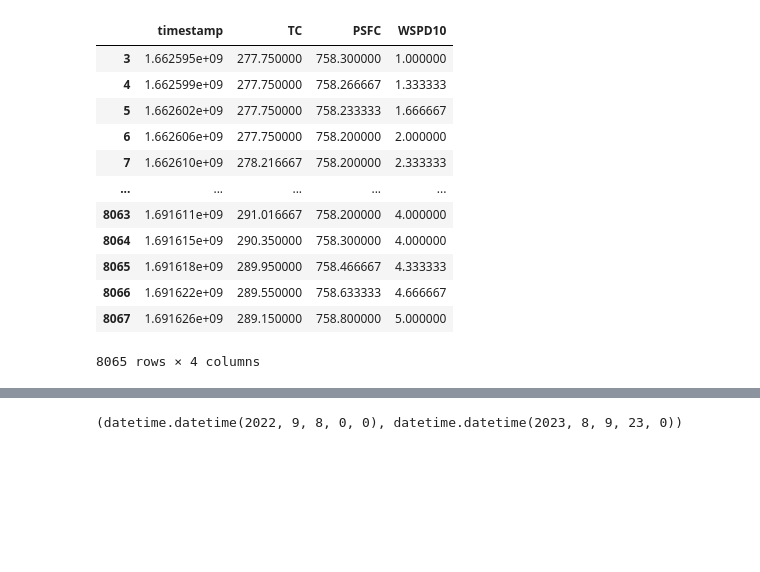
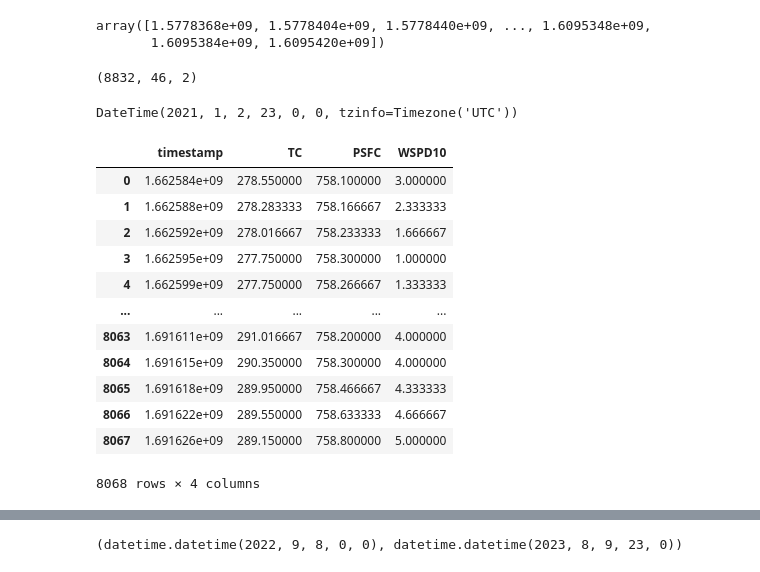
Before and after one commit to golikovva/WRFCorrection, a Jupyter notebook: stations_validation.ipynb, the cells around one changed output, grey strips where cells are left out. Saved outputs shown, nothing was run; the diff lists cells and outputs as text; code cells hidden in the pictures; blank space fills up the shorter version.

```diff
--- a/stations_validation.ipynb
+++ b/stations_validation.ipynb
@@ -25,2 +28,9 @@ stations = np.array(stations)
 coords = np.array(coords)
 coords[:, [0, 1]] = coords[:, [1, 0]]
+# %%
+slice0 = np.where(stations[:, 0, 0] == ts0)[0][0]
+slice1 = np.where(stations[:, 0, 0] == ts1)[0][0]
+stations[slice0:slice1, 0, 0]
+# %% [output]
+array([1.5778368e+09, 1.5778404e+09, 1.5778440e+09, ..., 1.6095348e+09,
+       1.6095384e+09, 1.6095420e+09])
@@ -27,19 +41,27 @@ coords[:, [0, 1]] = coords[:, [1, 0]]
+# %%
+s[:, :, [1, 3]].shape
+# %% [output]
+(8832, 46, 2)
+# %%
+pdl.from_timestamp(s[-1, 0, 0])
+# %% [output]
+DateTime(2021, 1, 2, 23, 0, 0, tzinfo=Timezone('UTC'))
 # %%
-measurements['Station'][3:]
+measurements['Station']
 # %% [output]
 |  | timestamp | TC | PSFC | WSPD10 |
+| 0 | 1.662584e+09 | 278.550000 | 758.100000 | 3.000000 |
+| 1 | 1.662588e+09 | 278.283333 | 758.166667 | 2.333333 |
+| 2 | 1.662592e+09 | 278.016667 | 758.233333 | 1.666667 |
 | 3 | 1.662595e+09 | 277.750000 | 758.300000 | 1.000000 |
 | 4 | 1.662599e+09 | 277.750000 | 758.266667 | 1.333333 |
-| 5 | 1.662602e+09 | 277.750000 | 758.233333 | 1.666667 |
-| 6 | 1.662606e+09 | 277.750000 | 758.200000 | 2.000000 |
-| 7 | 1.662610e+09 | 278.216667 | 758.200000 | 2.333333 |
 | ... | ... | ... | ... | ... |
 | 8063 | 1.691611e+09 | 291.016667 | 758.200000 | 4.000000 |
 | 8064 | 1.691615e+09 | 290.350000 | 758.300000 | 4.000000 |
 | 8065 | 1.691618e+09 | 289.950000 | 758.466667 | 4.333333 |
 | 8066 | 1.691622e+09 | 289.550000 | 758.633333 | 4.666667 |
 | 8067 | 1.691626e+09 | 289.150000 | 758.800000 | 5.000000 |
-8065 rows × 4 columns
+8068 rows × 4 columns
 # %%
 era_xx = np.load('./metadata/era_xx.npy')
 era_yy = np.load('./metadata/era_yy.npy')
```
Also changed, not shown: parts of 25 cells of this notebook, 20 other files.
